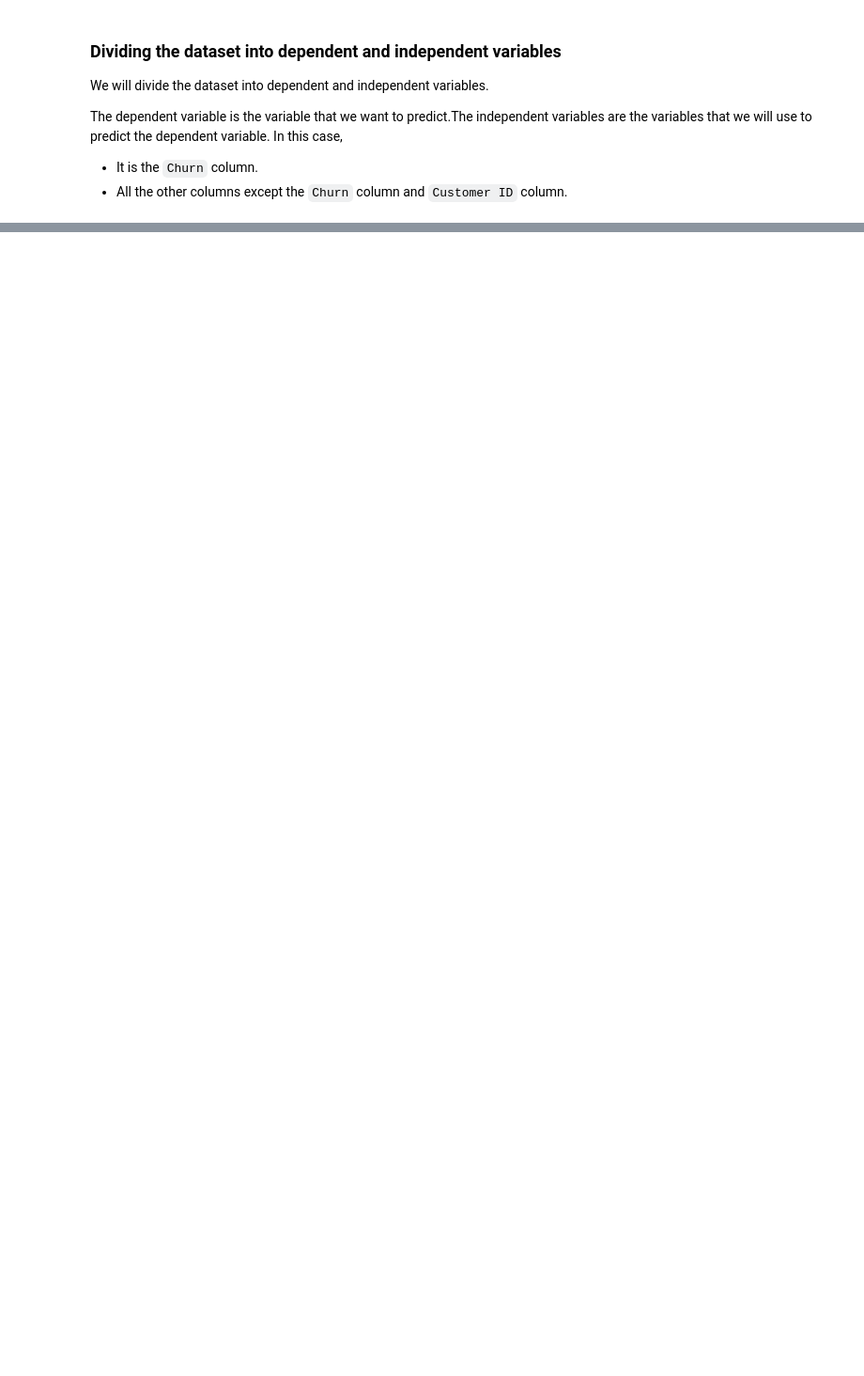
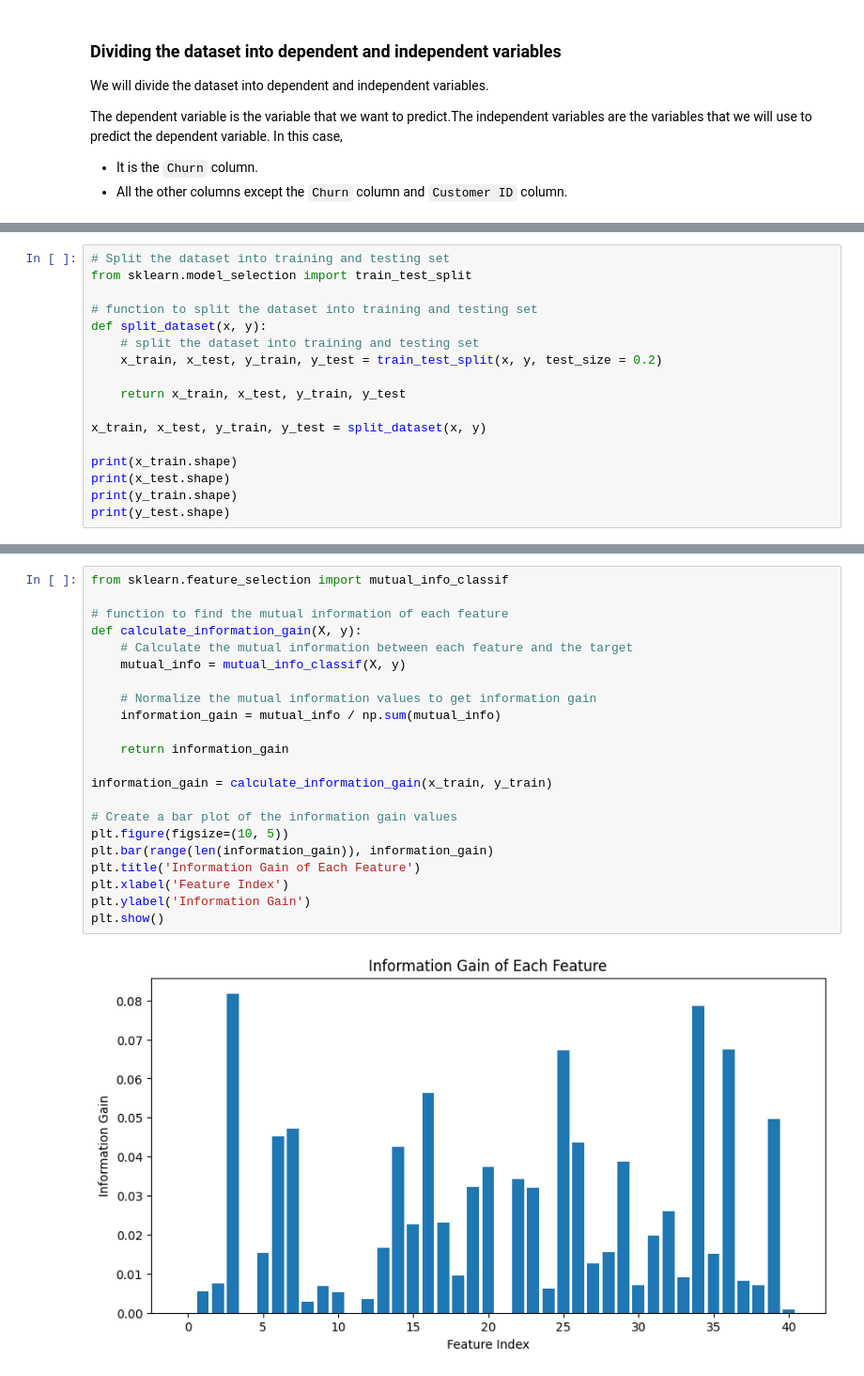
Before and after one commit to akib1689/CSE-472, a Jupyter notebook: Offline-2/data-processing.ipynb, the cells around one changed output, grey strips where cells are left out. Shown at 94% size. Cells and saved outputs as stored; diff of their text form; blank space fills up the shorter version.

Commit message:
feat: added the whole pipeline for the dataset 1

```diff
--- a/Offline-2/data-processing.ipynb
+++ b/Offline-2/data-processing.ipynb
@@ -254,0 +345,17 @@ print(y[0])
+# %%
+# Split the dataset into training and testing set
+from sklearn.model_selection import train_test_split
+
+# function to split the dataset into training and testing set
+def split_dataset(x, y):
+    # split the dataset into training and testing set
+    x_train, x_test, y_train, y_test = train_test_split(x, y, test_size = 0.2)
+
+    return x_train, x_test, y_train, y_test
+
+x_train, x_test, y_train, y_test = split_dataset(x, y)
+
+print(x_train.shape)
+print(x_test.shape)
+print(y_train.shape)
+print(y_test.shape)
@@ -254,0 +371,24 @@ print(y[0])
+# %%
+from sklearn.feature_selection import mutual_info_classif
+
+# function to find the mutual information of each feature
+def calculate_information_gain(X, y):
+    # Calculate the mutual information between each feature and the target
+    mutual_info = mutual_info_classif(X, y)
+
+    # Normalize the mutual information values to get information gain
+    information_gain = mutual_info / np.sum(mutual_info)
+
+    return information_gain
+
+information_gain = calculate_information_gain(x_train, y_train)
+
+# Create a bar plot of the information gain values
+plt.figure(figsize=(10, 5))
+plt.bar(range(len(information_gain)), information_gain)
+plt.title('Information Gain of Each Feature')
+plt.xlabel('Feature Index')
+plt.ylabel('Information Gain')
+plt.show()
+# %% [output]
+[figure, added]
```
Also changed, not shown: parts of 13 cells of this notebook.
